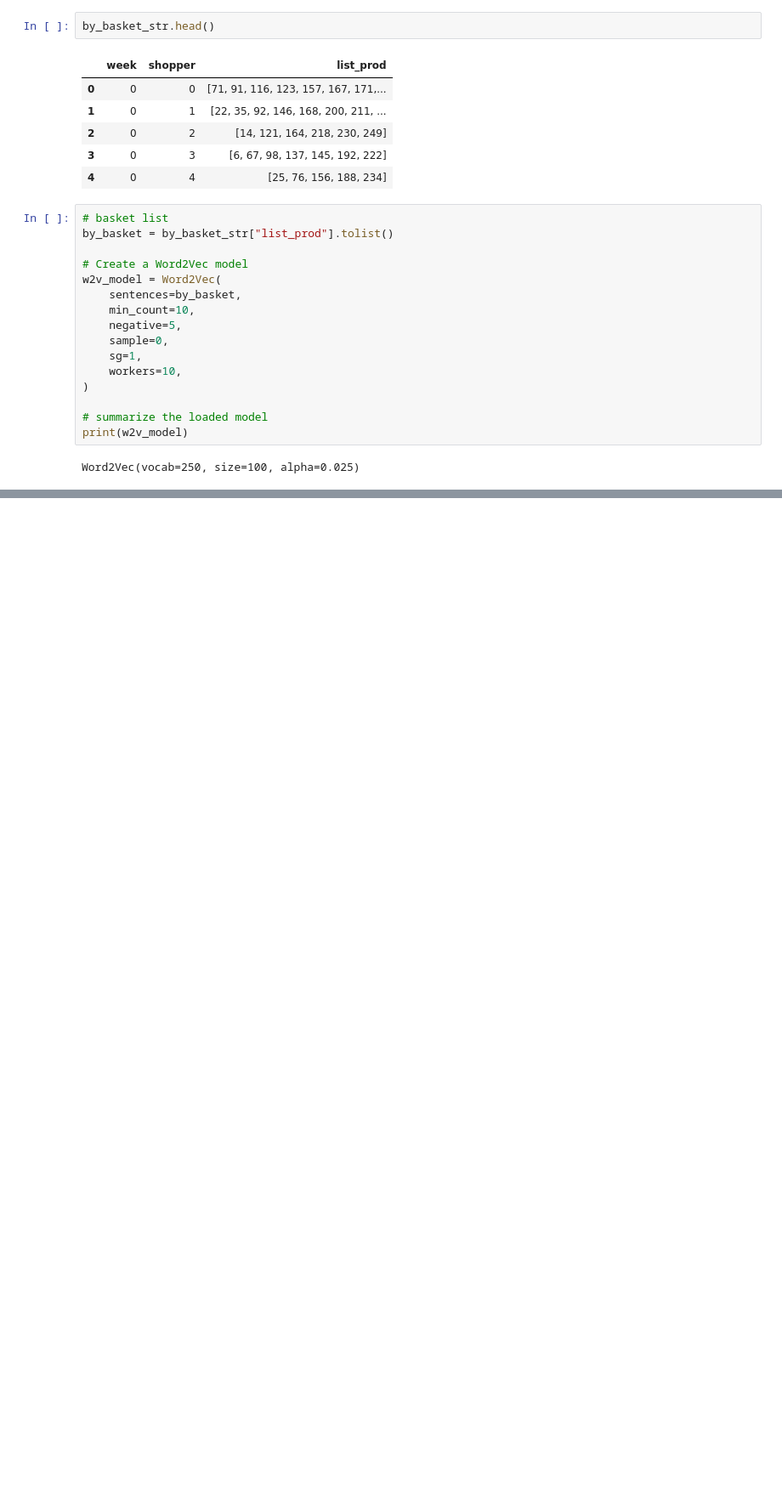
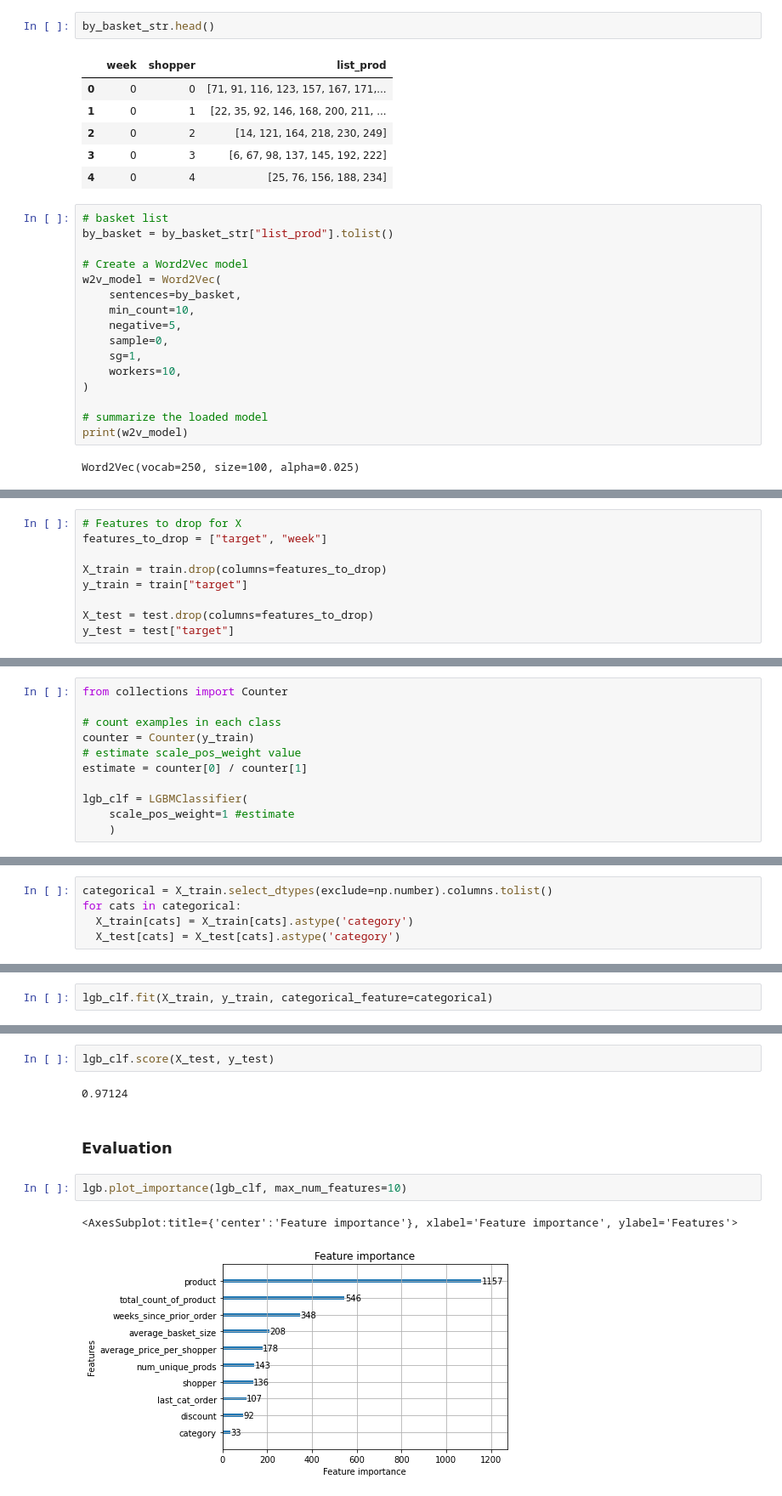
Before and after one commit to uhdang/mlim_group_3_final_assignment, a Jupyter notebook: master_copy.ipynb, the cells around one changed output, grey strips where cells are left out. Shown: that part at 85% size. Saved outputs shown, nothing was run; the diff lists cells and outputs as text; blank space fills up the shorter version.

```diff
--- a/master_copy.ipynb
+++ b/master_copy.ipynb
@@ -287,0 +380,9 @@ Word2Vec(vocab=250, size=100, alpha=0.025)
+# %%
+# Features to drop for X
+features_to_drop = ["target", "week"]
+
+X_train = train.drop(columns=features_to_drop)
+y_train = train["target"]
+
+X_test = test.drop(columns=features_to_drop)
+y_test = test["target"]
@@ -287,0 +425,11 @@ Word2Vec(vocab=250, size=100, alpha=0.025)
+# %%
+from collections import Counter
+
+# count examples in each class
+counter = Counter(y_train)
+# estimate scale_pos_weight value
+estimate = counter[0] / counter[1]
+
+lgb_clf = LGBMClassifier(
+    scale_pos_weight=1 #estimate
+    )
@@ -287,0 +444,5 @@ Word2Vec(vocab=250, size=100, alpha=0.025)
+# %%
+categorical = X_train.select_dtypes(exclude=np.number).columns.tolist()
+for cats in categorical:
+  X_train[cats] = X_train[cats].astype('category')
+  X_test[cats] = X_test[cats].astype('category')
@@ -287,0 +487,2 @@ Word2Vec(vocab=250, size=100, alpha=0.025)
+# %%
+lgb_clf.fit(X_train, y_train, categorical_feature=categorical)
@@ -288,2 +501,11 @@ Word2Vec(vocab=250, size=100, alpha=0.025)
+# %%
+lgb_clf.score(X_test, y_test)
+# %% [output]
+0.97124
 # %% [markdown]
-####
+### Evaluation
+# %%
+lgb.plot_importance(lgb_clf, max_num_features=10)
+# %% [output]
+<AxesSubplot:title={'center':'Feature importance'}, xlabel='Feature importance', ylabel='Features'>
+[figure, added]
```
Also changed, not shown: parts of 32 cells of this notebook.
